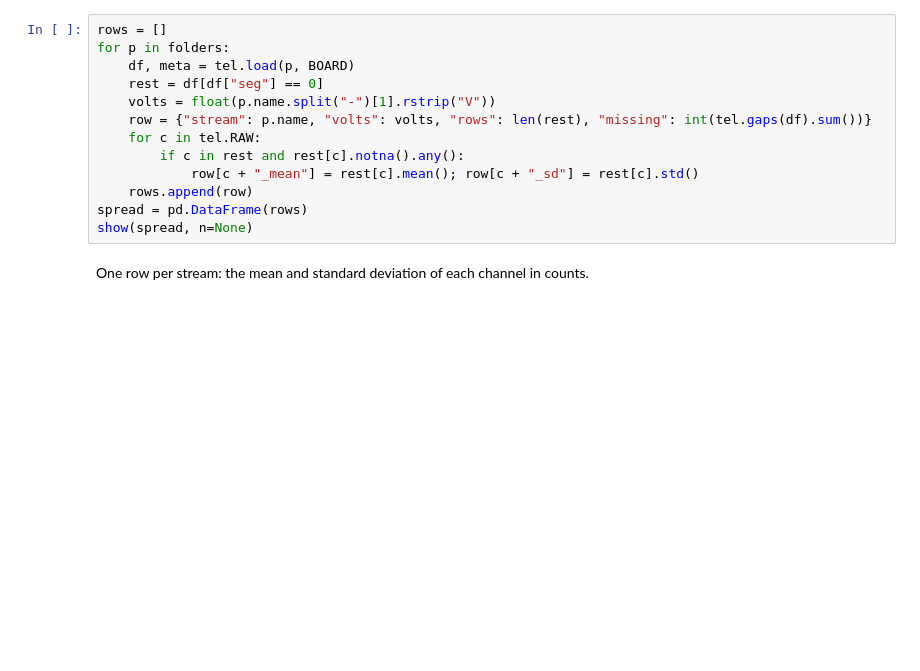
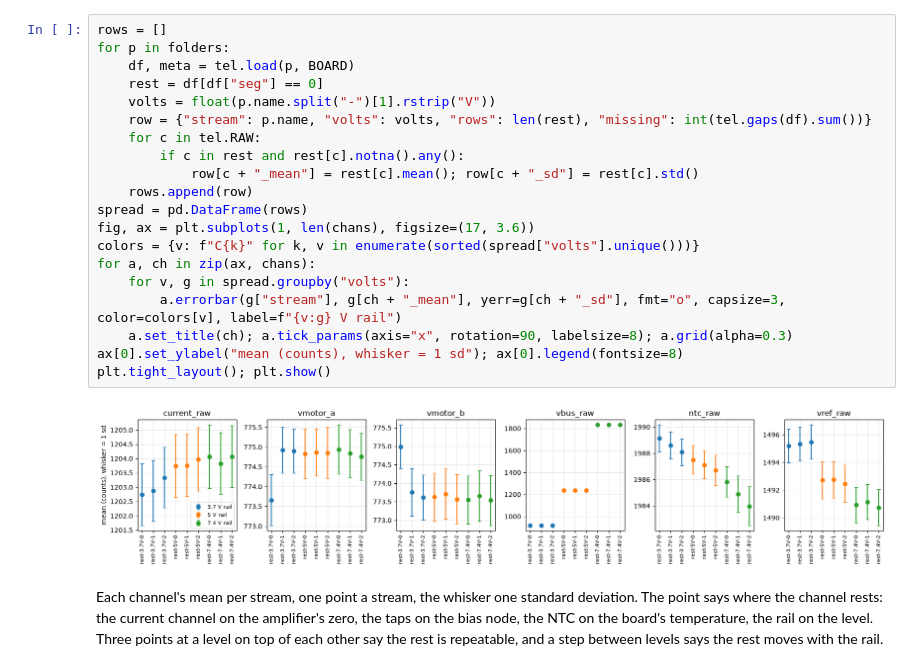
Before and after one commit to OpenServoCore/notebooks, a Jupyter notebook: stages/1-board/rest-noise/rest-noise.ipynb, the cells around one changed output. Drawn from its saved outputs; the diff is of its cells as text; blank space fills up the shorter version.

```diff
--- a/stages/1-board/rest-noise/rest-noise.ipynb
+++ b/stages/1-board/rest-noise/rest-noise.ipynb
@@ -59,16 +73,25 @@ The spread of each channel over the rest, as a standard deviation in counts, the
 # %%
 rows = []
 for p in folders:
     df, meta = tel.load(p, BOARD)
     rest = df[df["seg"] == 0]
     volts = float(p.name.split("-")[1].rstrip("V"))
     row = {"stream": p.name, "volts": volts, "rows": len(rest), "missing": int(tel.gaps(df).sum())}
     for c in tel.RAW:
         if c in rest and rest[c].notna().any():
             row[c + "_mean"] = rest[c].mean(); row[c + "_sd"] = rest[c].std()
     rows.append(row)
 spread = pd.DataFrame(rows)
-show(spread, n=None)
+fig, ax = plt.subplots(1, len(chans), figsize=(17, 3.6))
+colors = {v: f"C{k}" for k, v in enumerate(sorted(spread["volts"].unique()))}
+for a, ch in zip(ax, chans):
+    for v, g in spread.groupby("volts"):
+        a.errorbar(g["stream"], g[ch + "_mean"], yerr=g[ch + "_sd"], fmt="o", capsize=3, color=colors[v], label=f"{v:g} V rail")
+    a.set_title(ch); a.tick_params(axis="x", rotation=90, labelsize=8); a.grid(alpha=0.3)
+ax[0].set_ylabel("mean (counts), whisker = 1 sd"); ax[0].legend(fontsize=8)
+plt.tight_layout(); plt.show()
+# %% [output]
+[figure, added]
 # %% [markdown]
-One row per stream: the mean and standard deviation of each channel in counts.
+Each channel's mean per stream, one point a stream, the whisker one standard deviation. The point says where the channel rests: the current channel on the amplifier's zero, the taps on the bias node, the NTC on the board's temperature, the rail on the level. Three points at a level on top of each other say the rest is repeatable, and a step between levels says the rest moves with the rail.
 # %%
```
Also changed, not shown: parts of 12 cells of this notebook, 20 other files.
